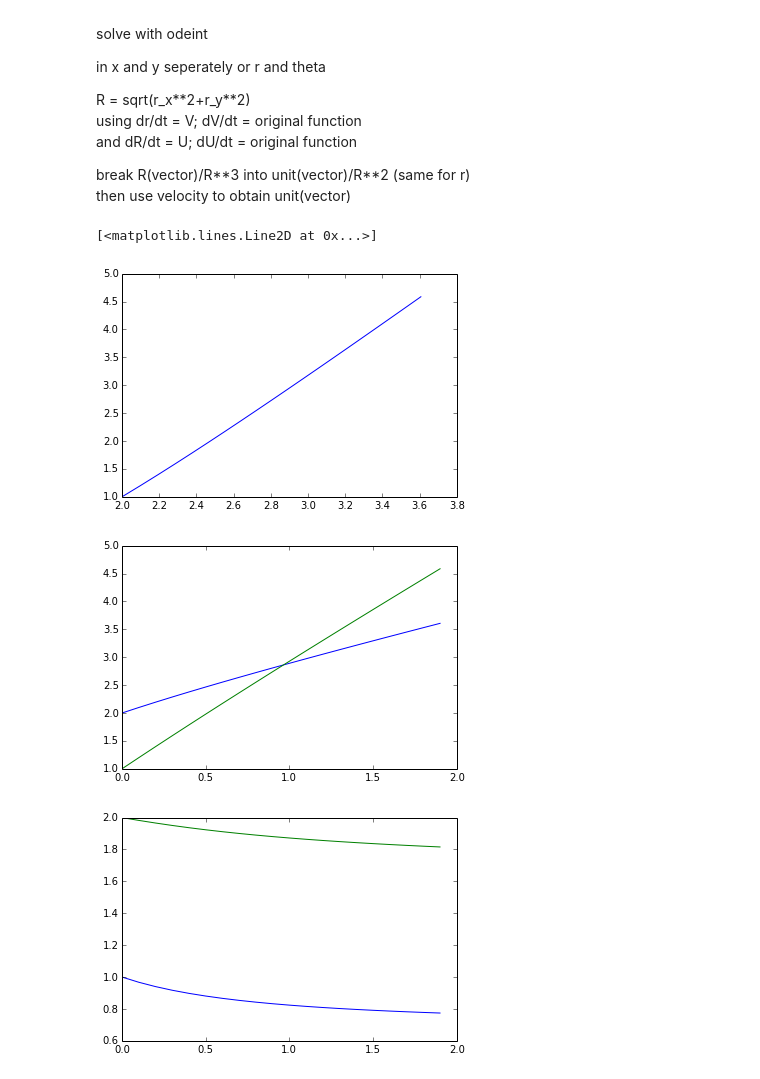
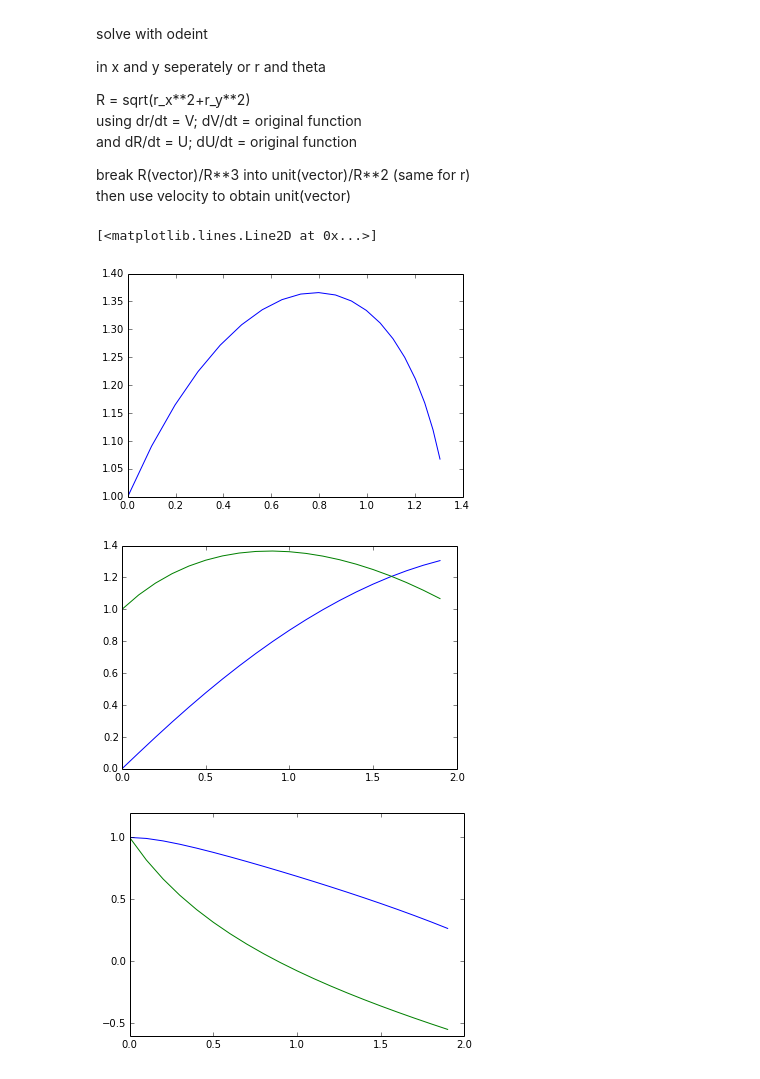
Before and after one commit to cspearso/PHYS202-S14, a Jupyter notebook: ProjectGalaxyMergers.ipynb, the cells around one changed output. Saved outputs shown, nothing was run; the diff lists cells and outputs as text; code cells hidden in the pictures.

```diff
--- a/ProjectGalaxyMergers.ipynb
+++ b/ProjectGalaxyMergers.ipynb
@@ -25,36 +27,39 @@ break R(vector)/R\*\*3 into unit(vector)/R\*\*2  (same for r)
 then use velocity to obtain unit(vector)
 # %%
 # solving for R
-def Rderiv(R_current, t):  # return derivatives of the array theta
+def Rderiv(R_current, t):
     gamma = 1
     M = 1
     S = 1
 
     Rx = R_current[0]
     Vx = R_current[1]
     Ry = R_current[2]
     Vy = R_current[3]
 
     dRx = Vx
     dVx = -(M+S)*Rx/(np.sqrt(Rx**2+Ry**2)**3)
 
     dRy = Vy
     dVy = -(M+S)*Ry/(np.sqrt(Rx**2+Ry**2)**3)
 
     return np.array([ dRx, dVx, dRy, dVy ])
 
 t = arange(0,2,.1)
-Solution = odeint(Rderiv, np.array([2,1,1,2]), t)
+Solution = odeint(Rderiv, np.array([0,1,1,1]), t)
+
+Rx = Solution[:,0]
+Ry = Solution[:,2]
 
 plt.plot(Solution[:,0], Solution[:,2])
 plt.figure()
 plt.plot(t,Solution[:,0])
 plt.plot(t,Solution[:,2])
 plt.figure()
 plt.plot(t,Solution[:,1])
 plt.plot(t,Solution[:,3])
 # %% [output]
 [<matplotlib.lines.Line2D at 0x...>]
-[figure, old version]
+[figure, new version]
-[figure, old version]
+[figure, new version]
-[figure, old version]
+[figure, new version]
```
Also changed, not shown: parts of 5 cells of this notebook, 1 other file.
